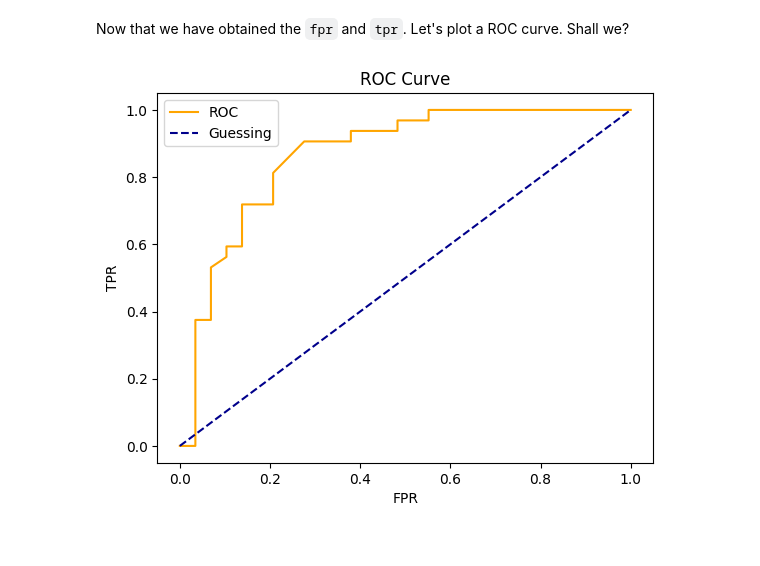
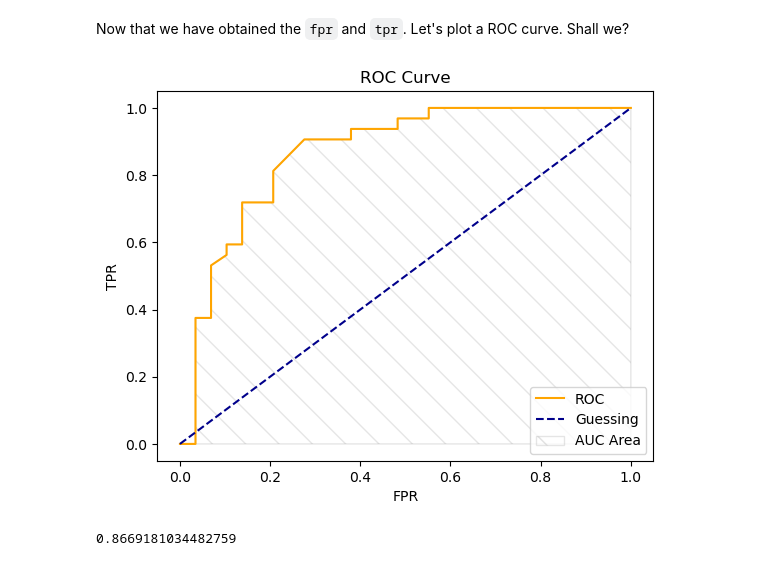
Before and after one commit to s-shifat/ml-notebooks, a Jupyter notebook: 3. Model Evaluation.ipynb, the cells around one changed output. Saved outputs shown, nothing was run; the diff lists cells and outputs as text; code cells hidden in the pictures.

Commit message:
AUC curve | 3. Model Evaluation

```diff
--- a/3. Model Evaluation.ipynb
+++ b/3. Model Evaluation.ipynb
@@ -270,19 +257,28 @@ Now that we have obtained the `fpr` and `tpr`. Let's plot a ROC curve. Shall we?
 # %%
 import matplotlib.pyplot as plt
 
 fig, ax = plt.subplots(1, 1)
 
 # Plot ROC
 ax.plot(fpr, tpr, label="ROC", color="orange")
 
 # Plot line with no predictive power (baseline)
 # So, anything above this line is good, and below is bad at prediction
 ax.plot([0,1], [0,1], label="Guessing", linestyle="--", color="darkblue")
+
+# Adding the Area under ROC too!
+ax.fill_between(fpr, tpr, alpha=0.2, hatch="\\", color="none", edgecolor="grey", label="AUC Area")
+
 ax.set_xlabel("FPR")
 ax.set_ylabel("TPR")
 ax.set_title("ROC Curve")
-ax.legend()
+ax.legend(loc="lower right")
 
 plt.show()
 # %% [output]
-[figure, old version]
+[figure, new version]
+# %%
+# Calculate the AUC Score
+roc_auc_score(y_test, y_pred_all_postives)
+# %% [output]
+0.8669181034482759
```
Also changed, not shown: parts of 3 cells of this notebook.
